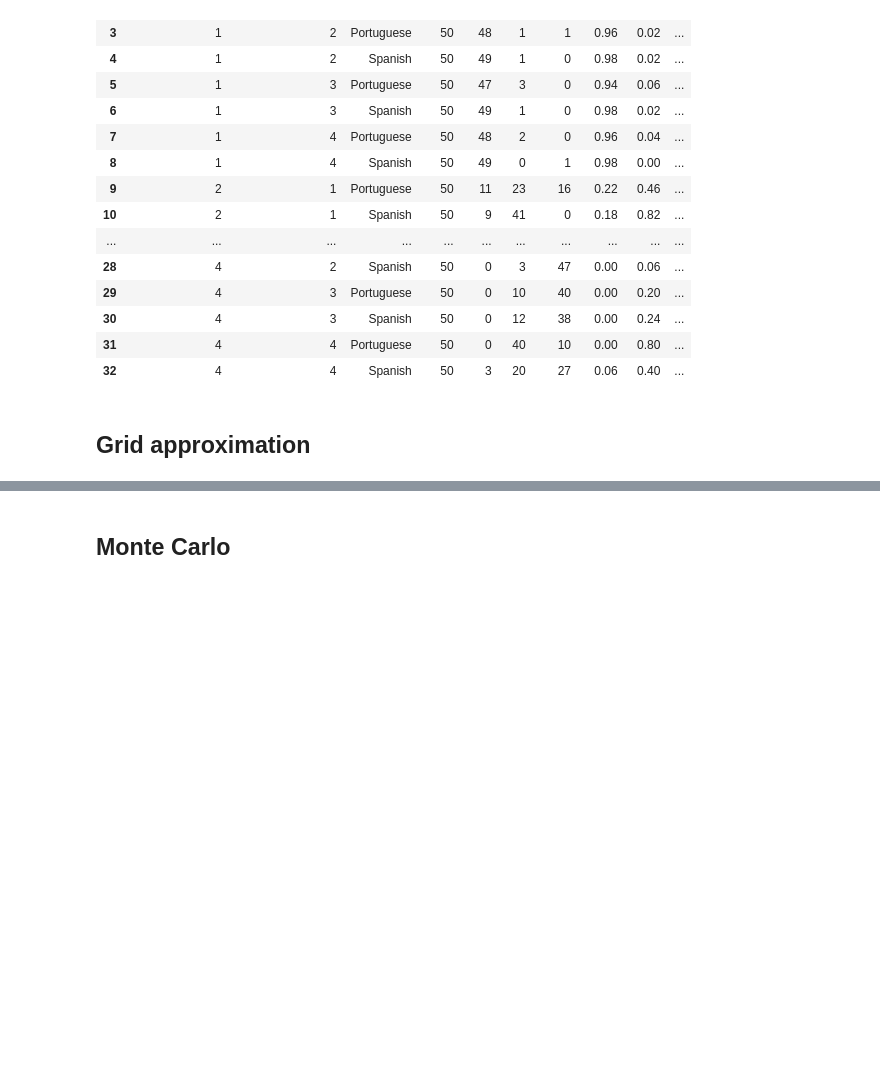
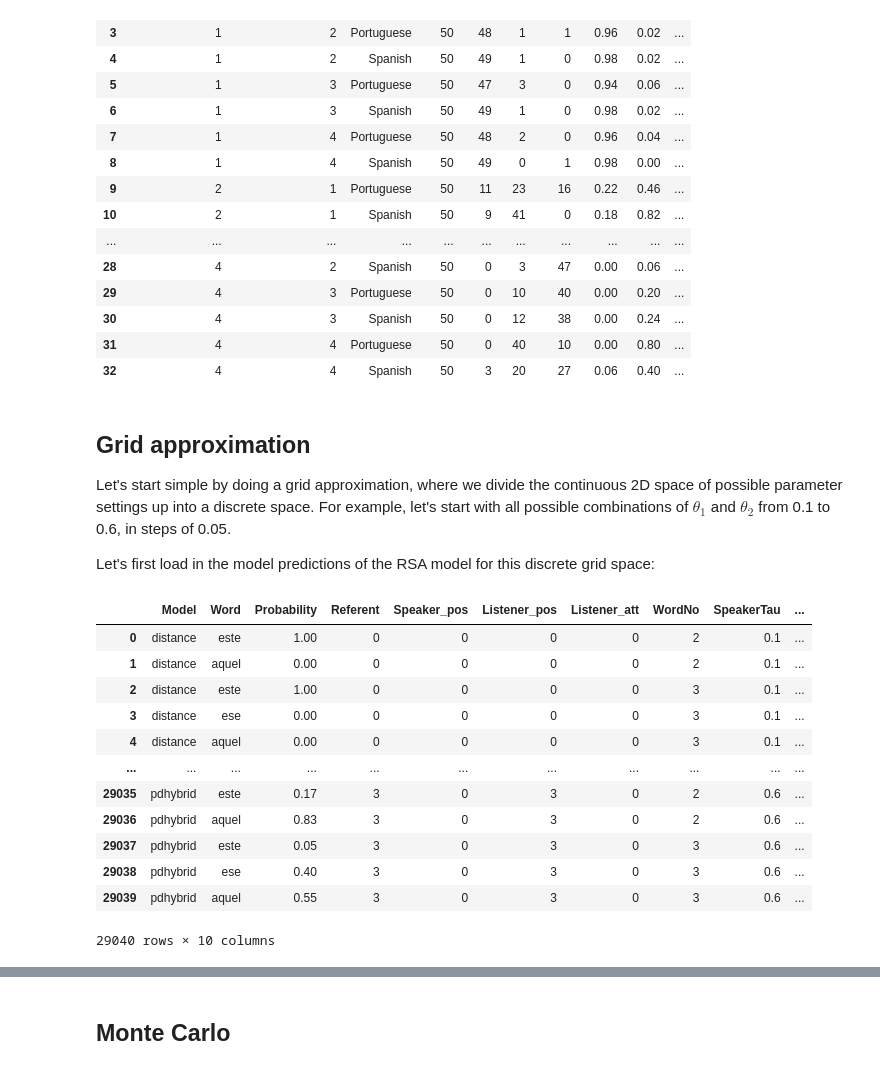
Before and after one commit to marieke-woensdregt/demonstratives_model, a Jupyter notebook: model-fitting.ipynb, the cells around one changed output, grey strips where cells are left out. Saved outputs shown, nothing was run; the diff lists cells and outputs as text; code cells hidden in the pictures; blank space fills up the shorter version.

```diff
--- a/model-fitting.ipynb
+++ b/model-fitting.ipynb
@@ -69,3 +76,25 @@ data_exp_1_three_system
 | 32 | 4 | 4 | Spanish | 50 | 3 | 20 | 27 | 0.06 | 0.40 | ... |
 # %% [markdown]
 ## Grid approximation
+
+Let's start simple by doing a grid approximation, where we divide the continuous 2D space of possible parameter settings up into a discrete space. For example, let's start with all possible combinations of $\theta_{1}$ and $\theta_{2}$ from 0.1 to 0.6, in steps of 0.05.
+
+Let's first load in the model predictions of the RSA model for this discrete grid space:
+# %%
+model_predictions = pd.read_csv('model_predictions/HigherSearchD_MW_RSA_tau_start_0.1_tau_stop_0.61_tau_step_0.05.csv')
+
+model_predictions
+# %% [output]
+|  | Model | Word | Probability | Referent | Speaker_pos | Listener_pos | Listener_att | WordNo | SpeakerTau | ... |
+| 0 | distance | este | 1.00 | 0 | 0 | 0 | 0 | 2 | 0.1 | ... |
+| 1 | distance | aquel | 0.00 | 0 | 0 | 0 | 0 | 2 | 0.1 | ... |
+| 2 | distance | este | 1.00 | 0 | 0 | 0 | 0 | 3 | 0.1 | ... |
+| 3 | distance | ese | 0.00 | 0 | 0 | 0 | 0 | 3 | 0.1 | ... |
+| 4 | distance | aquel | 0.00 | 0 | 0 | 0 | 0 | 3 | 0.1 | ... |
+| ... | ... | ... | ... | ... | ... | ... | ... | ... | ... | ... |
+| 29035 | pdhybrid | este | 0.17 | 3 | 0 | 3 | 0 | 2 | 0.6 | ... |
+| 29036 | pdhybrid | aquel | 0.83 | 3 | 0 | 3 | 0 | 2 | 0.6 | ... |
+| 29037 | pdhybrid | este | 0.05 | 3 | 0 | 3 | 0 | 3 | 0.6 | ... |
+| 29038 | pdhybrid | ese | 0.40 | 3 | 0 | 3 | 0 | 3 | 0.6 | ... |
+| 29039 | pdhybrid | aquel | 0.55 | 3 | 0 | 3 | 0 | 3 | 0.6 | ... |
+29040 rows × 10 columns
```
Also changed, not shown: parts of 10 cells of this notebook.
